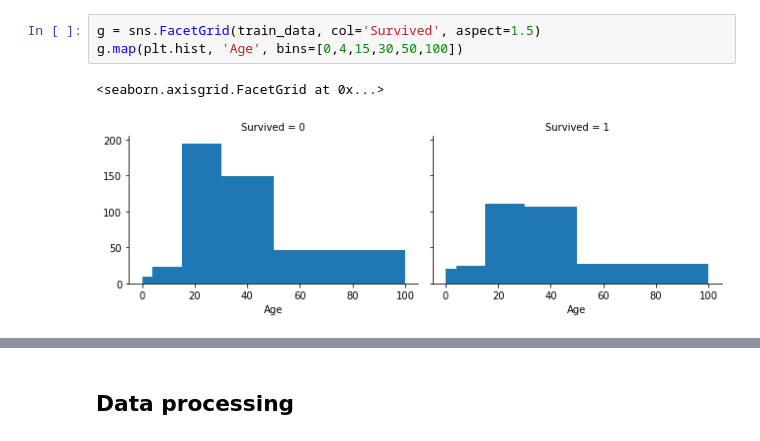
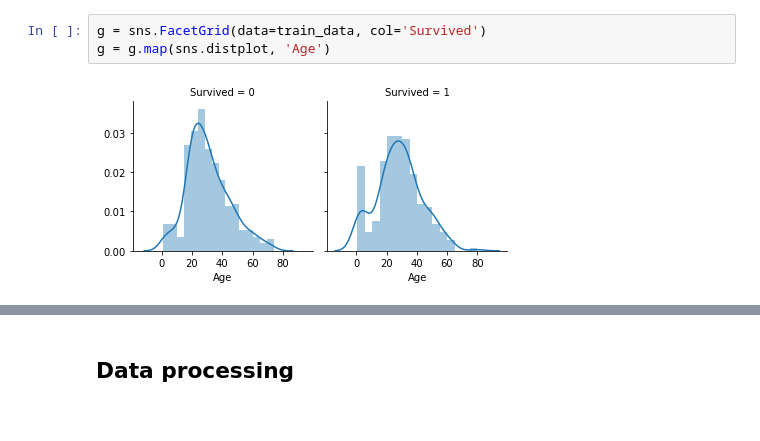
Before and after one commit to tuogy/kaggle-titanic, a Jupyter notebook: main.ipynb, the cells around one changed output, grey strips where cells are left out. Drawn from its saved outputs; the diff is of its cells as text.

```diff
--- a/main.ipynb
+++ b/main.ipynb
@@ -23,6 +53,5 @@ train_data.describe(include='all')
 # %%
-g = sns.FacetGrid(train_data, col='Survived', aspect=1.5)
-g.map(plt.hist, 'Age', bins=[0,4,15,30,50,100])
+g = sns.FacetGrid(data=train_data, col='Survived')
+g = g.map(sns.distplot, 'Age')
 # %% [output]
-<seaborn.axisgrid.FacetGrid at 0x...>
-[figure, old version]
+[figure, new version]
```
Also changed, not shown: parts of 59 cells of this notebook.
